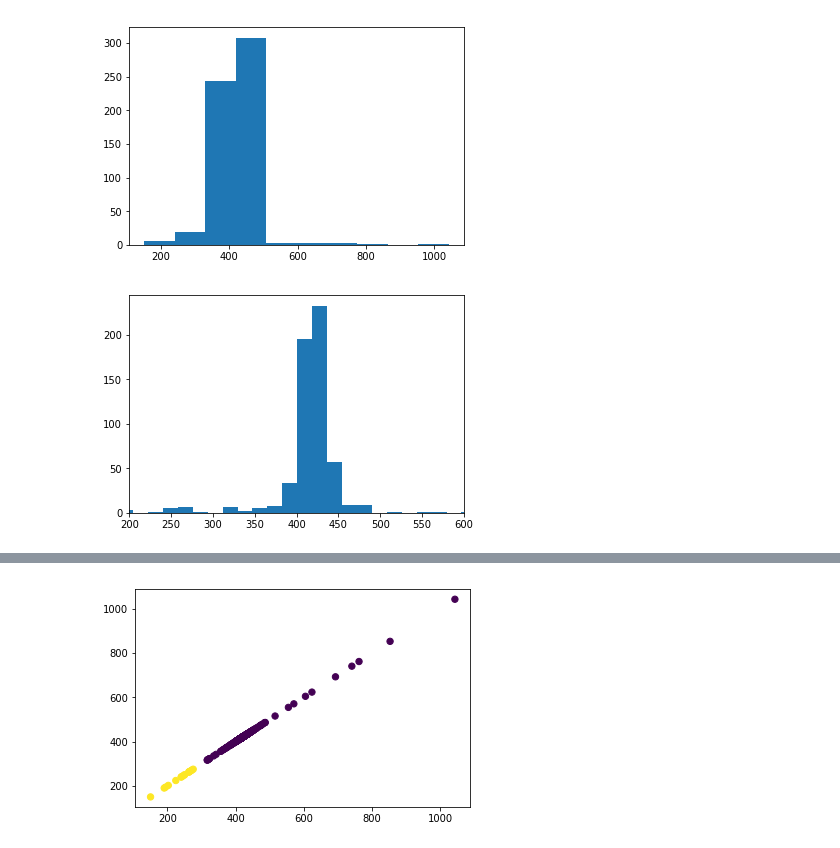
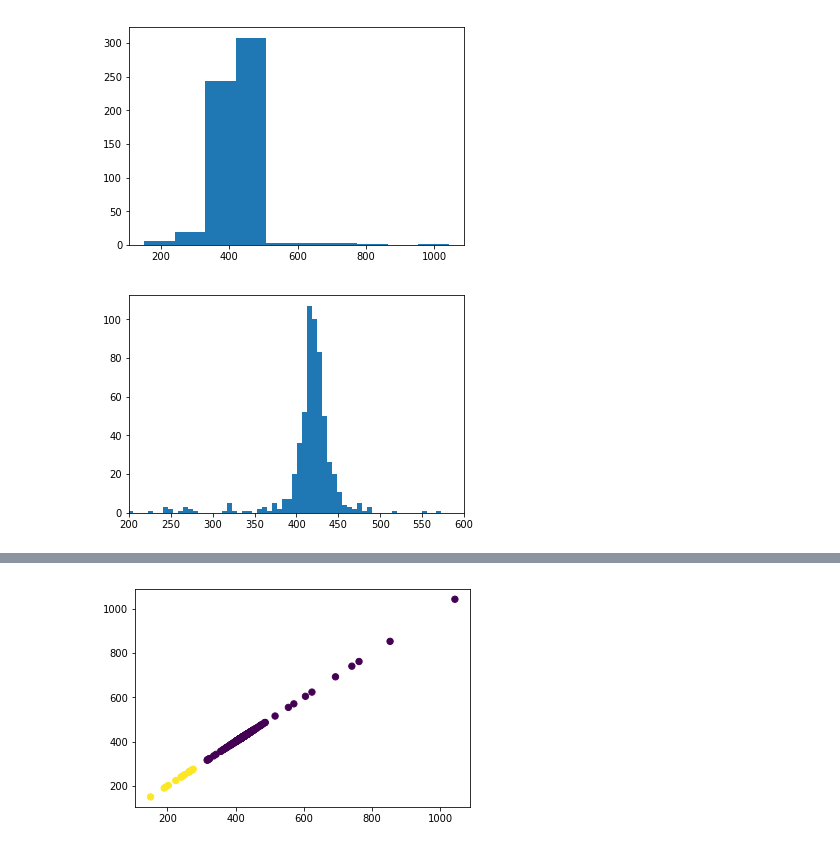
Before and after one commit to kolchinski/1000_PCR_analysis, a Jupyter notebook: analysis.ipynb, the cells around one changed output, grey strips where cells are left out. Saved outputs shown, nothing was run; the diff lists cells and outputs as text; code cells hidden in the pictures.

```diff
--- a/analysis.ipynb
+++ b/analysis.ipynb
@@ -24,9 +26,9 @@ plt.show()
 # %% [output]
 [figure]
 # %%
-plt.hist(x, bins=50)
+plt.hist(x, bins=150)
 plt.xlim(200,600)
 plt.show()
 # %% [output]
-[figure, old version]
+[figure, new version]
 # %%
```
Also changed, not shown: parts of 6 cells of this notebook, 2 other files.
